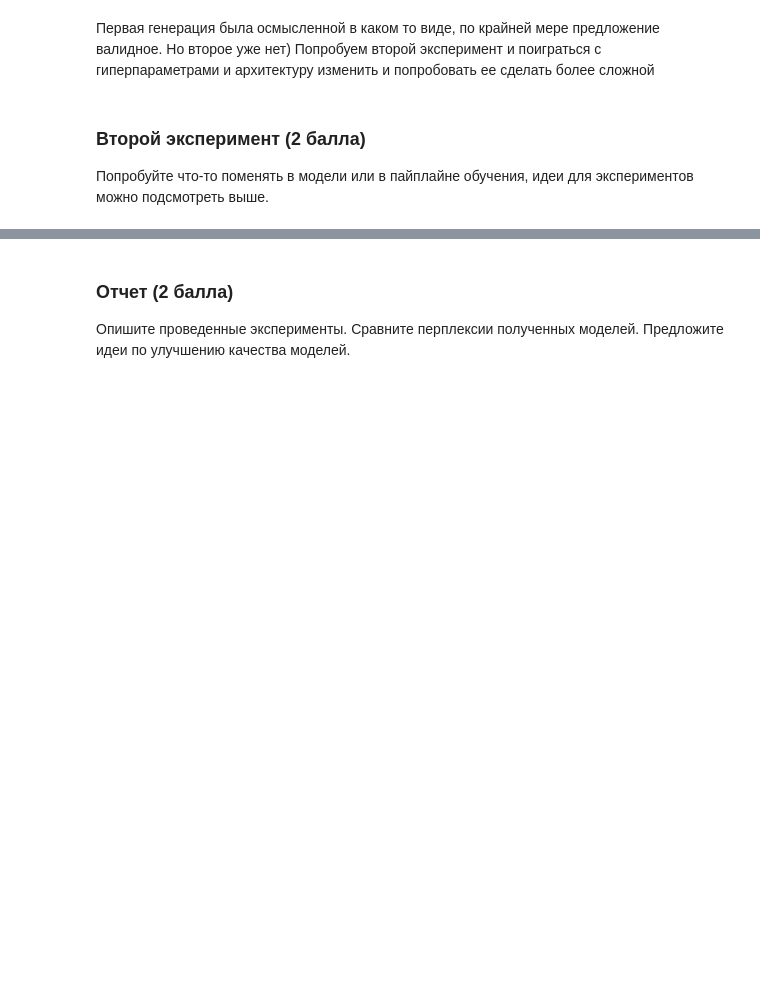
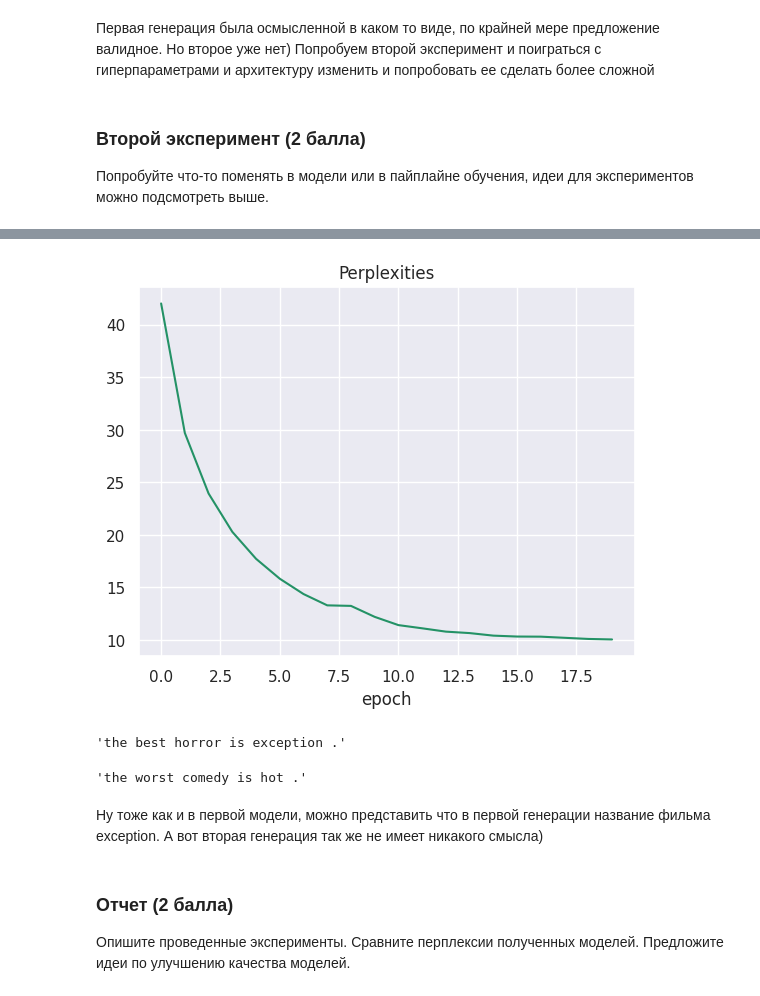
Before and after one commit to blckvia/Blckvia, a Jupyter notebook: hw_language_modelling.ipynb, the cells around one changed output, grey strips where cells are left out. Drawn from its saved outputs; the diff is of its cells as text; code cells hidden in the pictures; blank space fills up the shorter version.

```diff
--- a/hw_language_modelling.ipynb
+++ b/hw_language_modelling.ipynb
@@ -386,3 +471,20 @@ generate_sequence(model, starting_seq='the worst comedy is ')
+# %%
+plt.plot(np.arange(len(perplexities_v2)), perplexities_v2)
+plt.title("Perplexities")
+plt.xlabel("epoch")
+plt.show()
+# %% [output]
+[figure, added]
+# %%
+generate_sequence(model, starting_seq='the best horror is ')
+# %% [output]
+'the best horror is exception .'
+# %%
+generate_sequence(model, starting_seq='the worst comedy is ')
+# %% [output]
+'the worst comedy is hot .'
+# %% [markdown]
+Ну тоже как и в первой модели, можно представить что в первой генерации название фильма exception. А вот вторая генерация так же не имеет никакого смысла)
 # %% [markdown]
 ### Отчет (2 балла)
 
```
Also changed, not shown: parts of 20 cells of this notebook.
